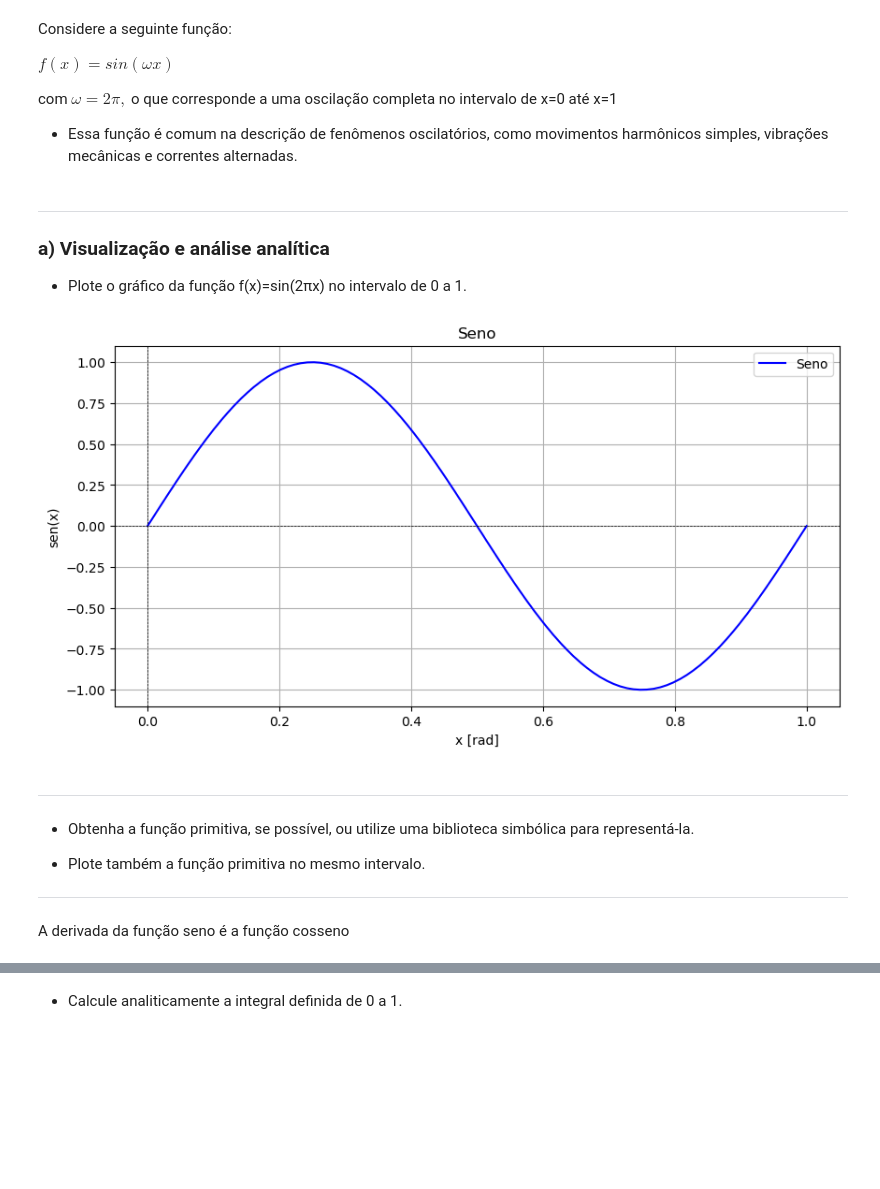
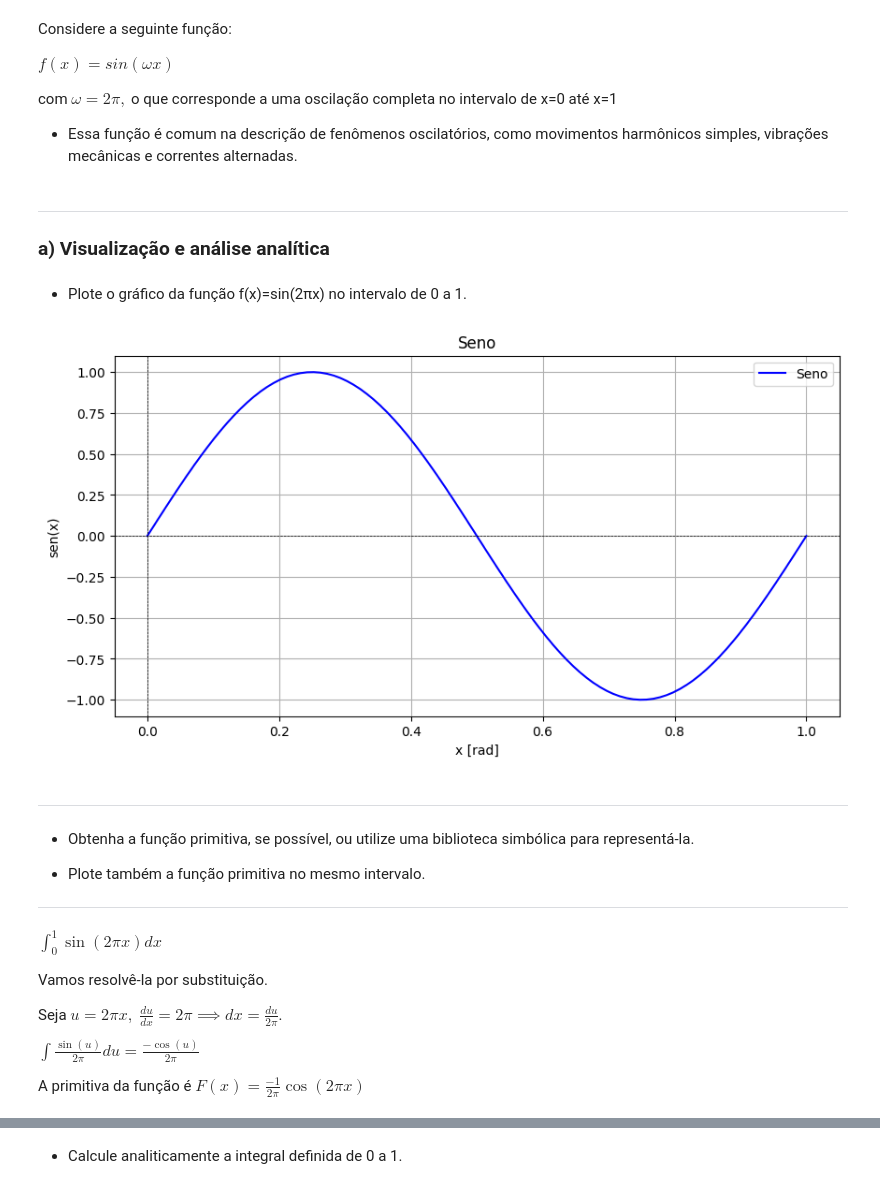
Before and after one commit to aragaoiberis/atv7, a Jupyter notebook: atv7.ipynb, the cells around one changed output, grey strips where cells are left out. Cells and saved outputs as stored; diff of their text form; code cells hidden in the pictures; blank space fills up the shorter version.

```diff
--- a/atv7.ipynb
+++ b/atv7.ipynb
@@ -8,37 +8,32 @@ $f(x)=sin(ωx)$
 com $ω=2π,$ o que corresponde a uma oscilação completa no intervalo de x=0 até x=1
 
 - Essa função é comum na descrição de fenômenos oscilatórios, como movimentos harmônicos simples, vibrações mecânicas e correntes alternadas.
+# %% [markdown]
+---
+### a) Visualização e análise analítica
 # %% [markdown]
----
-### a) Visualização e análise analítica
-
-
 - Plote o gráfico da função f(x)=sin(2πx) no intervalo de 0 a 1.
 # %%
 import numpy as np
 import matplotlib.pyplot as plt
 import math
 # %%
-def grafico_seno(a, b):
+x = np.linspace(0, 1, 100)
+y = np.sin(2*np.pi*x)
 
-    x = np.linspace(a, b, 100)
-    y = np.sin(2*np.pi*x)
-
-    # plota
-    plt.figure(figsize=(10, 5))
-    plt.plot(x, y, label='Seno', color='blue')
-    plt.title('Seno')
-    plt.xlabel('x [rad]')
-    plt.ylabel('sen(x)')
-    plt.axhline(0, color='black', lw=0.5, ls='--')
-    plt.axvline(0, color='black', lw=0.5, ls='--')
-    plt.grid()
-    plt.legend()
-    plt.show()
+# plota
+plt.figure(figsize=(10, 5))
+plt.plot(x, y, label='Seno', color='blue')
+plt.title('Seno')
+plt.xlabel('x [rad]')
+plt.ylabel('sen(x)')
+plt.axhline(0, color='black', lw=0.5, ls='--')
+plt.axvline(0, color='black', lw=0.5, ls='--')
+plt.grid()
+plt.legend()
+plt.show()
+# %% [output]
+[figure, added]
-# %%
-grafico_seno(0,1)
-# %% [output]
-[figure, removed]
 # %% [markdown]
 ---
 - Obtenha a função primitiva, se possível, ou utilize uma biblioteca simbólica para representá-la.
@@ -46,8 +41,16 @@ grafico_seno(0,1)
 - Plote também a função primitiva no mesmo intervalo.
 
 ---
-# %% [markdown]
-A derivada da função seno é a função cosseno
+# %% [markdown]
+$\int_0^1 \sin(2\pi x) dx$
+
+Vamos resolvê-la por substituição.
+
+Seja $u = 2\pi x, \; \frac{du}{dx} = 2 \pi \implies dx = \frac{du}{2 \pi} $.
+
+$\int \frac{\sin(u)}{2\pi} du = \frac{-\cos(u)}{2\pi}$
+
+A primitiva da função é $F(x) = \frac{-1}{2\pi} \cos(2\pi x)$
 # %%
 x = np.linspace(0, 1, 100)
 y1 = np.sin(2*np.pi*x)
```
Also changed, not shown: parts of 20 cells of this notebook.
